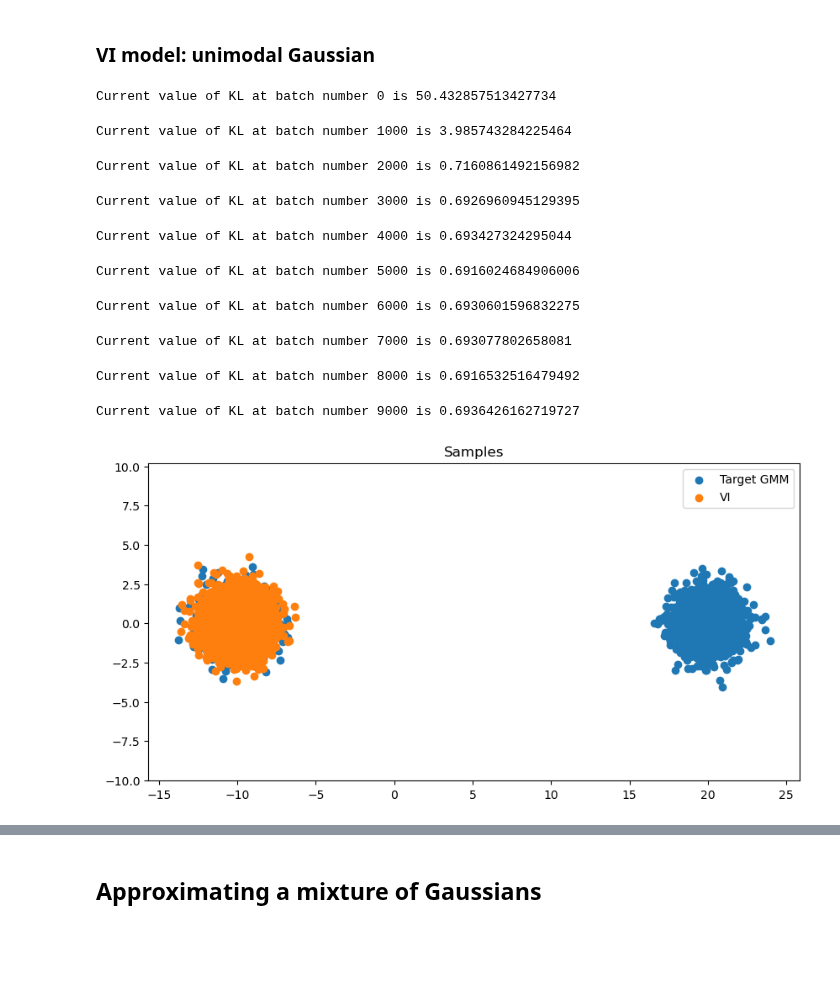
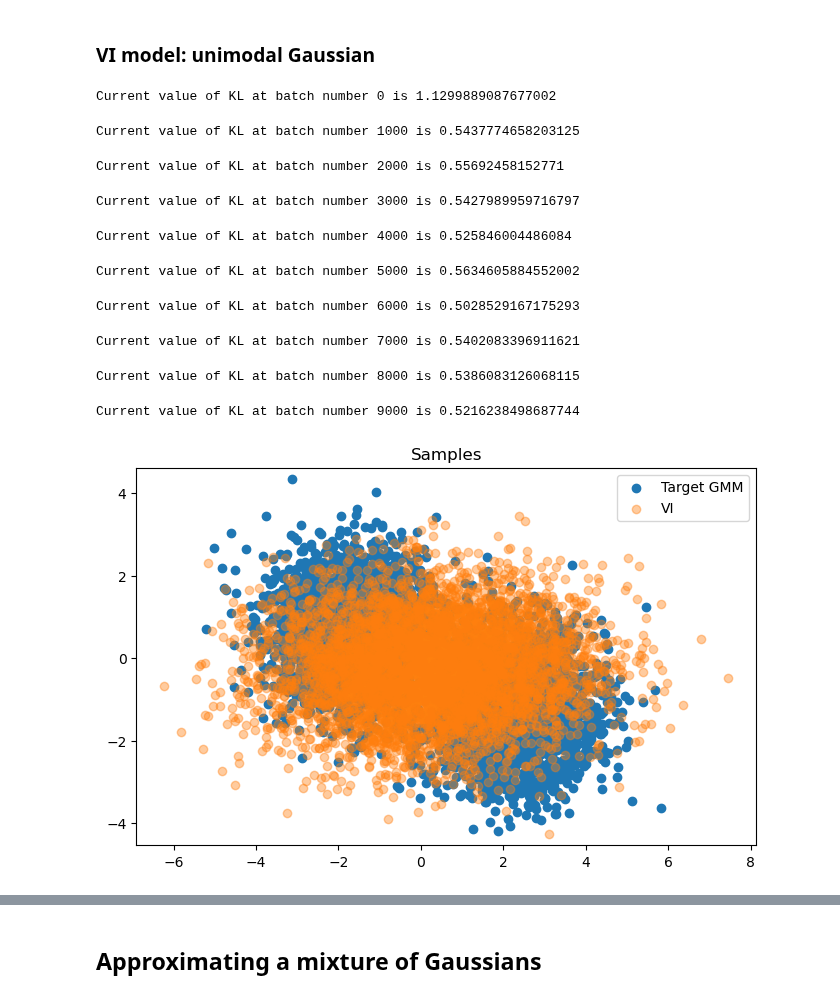
Before and after one commit to nkotelevskii/vi_mcmc_workaround, a Jupyter notebook: notebooks/simple_VI_with_GMM.ipynb, the cells around one changed output, grey strips where cells are left out. Saved outputs shown, nothing was run; the diff lists cells and outputs as text; code cells hidden in the pictures; blank space fills up the shorter version.

```diff
--- a/notebooks/simple_VI_with_GMM.ipynb
+++ b/notebooks/simple_VI_with_GMM.ipynb
@@ -118,6 +119,7 @@ with torch.no_grad():
     sample_varfamily = mu_param + u * std # собственно, вот этот trick. Можешь пока думать об этом так, что градиент через
 
 samples_target = target.get_samples(N).cpu().numpy()
+sample_varfamily = sample_varfamily.cpu()
 
 plt.figure(figsize=(10, 5), dpi=100)
 plt.title('Samples')
@@ -150,4 +152,11 @@ class GMM():
         return self.distr.sample((N, ))
 # %%
 mix = torch.distributions.Categorical(torch.ones(2,))
-comp = torch.distributions.Independent(torch.distributions.Normal(torch.tensor([[-10., 0.],[20.,0.]]), torch.ones(2,2)), 1)
+comp = torch.distributions.Independent(torch.distributions.Normal(torch.randn(2,2)*1.9, torch.ones(2,2)), 1)
+target_gmm = GMM(mix, comp)
+samples = target_gmm.get_samples(5000).cpu().numpy()
+
+plt.figure(figsize=(10, 5), dpi=100)
+plt.title('Target GMM samples')
+plt.axis('equal')
+plt.scatter(samples[:, 0], samples[:, 1]);
@@ -178,6 +174,8 @@ lr_scheduler = torch.optim.lr_scheduler.StepLR(optimizer=optimizer, step_size=10
 
 std_normal = torch.distributions.Normal(loc=torch.tensor(0., device=device, dtype=torch.float32),
                                        scale=torch.tensor(1., device=device, dtype=torch.float32))
+
+KLdiv = []
 # %%
 for i in tqdm(range(num_batches)):
     u = std_normal.sample((batch_size, 2))
@@ -186,6 +184,8 @@ for i in tqdm(range(num_batches)):
     z = mu_param + u * std
 
     KL = -torch.sum(std_param_raw) + std_normal.log_prob(u).sum(1).mean() - target_gmm.get_logdensity(z).mean()
+    if i%1000 ==0:
+        KLdiv.append(KL.cpu().detach().item())
 
     KL.backward()
     optimizer.step()
@@ -194,31 +194,31 @@ for i in tqdm(range(num_batches)):
     if i % 1000 == 0:
         print(f"Current value of KL at batch number {i} is {KL.cpu().detach().numpy()}")
 # %% [output]
-Current value of KL at batch number 0 is 50.432857513427734
+Current value of KL at batch number 0 is 1.1299889087677002
-Current value of KL at batch number 1000 is 3.985743284225464
+Current value of KL at batch number 1000 is 0.5437774658203125
-Current value of KL at batch number 2000 is 0.7160861492156982
+Current value of KL at batch number 2000 is 0.55692458152771
-Current value of KL at batch number 3000 is 0.6926960945129395
+Current value of KL at batch number 3000 is 0.5427989959716797
-Current value of KL at batch number 4000 is 0.693427324295044
+Current value of KL at batch number 4000 is 0.525846004486084
-Current value of KL at batch number 5000 is 0.6916024684906006
+Current value of KL at batch number 5000 is 0.5634605884552002
-Current value of KL at batch number 6000 is 0.6930601596832275
+Current value of KL at batch number 6000 is 0.5028529167175293
-Current value of KL at batch number 7000 is 0.693077802658081
+Current value of KL at batch number 7000 is 0.5402083396911621
-Current value of KL at batch number 8000 is 0.6916532516479492
+Current value of KL at batch number 8000 is 0.5386083126068115
-Current value of KL at batch number 9000 is 0.6936426162719727
+Current value of KL at batch number 9000 is 0.5216238498687744
 # %%
 N = 5000
 
 u = std_normal.sample((N, 2))
 with torch.no_grad():
     std = torch.exp(std_param_raw)
     sample_varfamily = mu_param + u * std
 
 samples_target_gmm = target_gmm.get_samples(N).cpu().numpy()
 
-plt.figure(figsize=(10, 5), dpi=100)
+plt.figure(figsize=(8, 5), dpi=100)
 plt.title('Samples')
 plt.scatter(samples_target_gmm[:, 0], samples_target_gmm[:, 1], label='Target GMM')
-plt.scatter(sample_varfamily[:, 0], sample_varfamily[:, 1], label='VI')
+plt.scatter(sample_varfamily[:, 0], sample_varfamily[:, 1], label='VI', alpha=0.4)
 plt.axis('equal')
 plt.legend();
 # %% [output]
-[figure, old version]
+[figure, new version]
```
Also changed, not shown: parts of 14 cells of this notebook, 24 other files.
